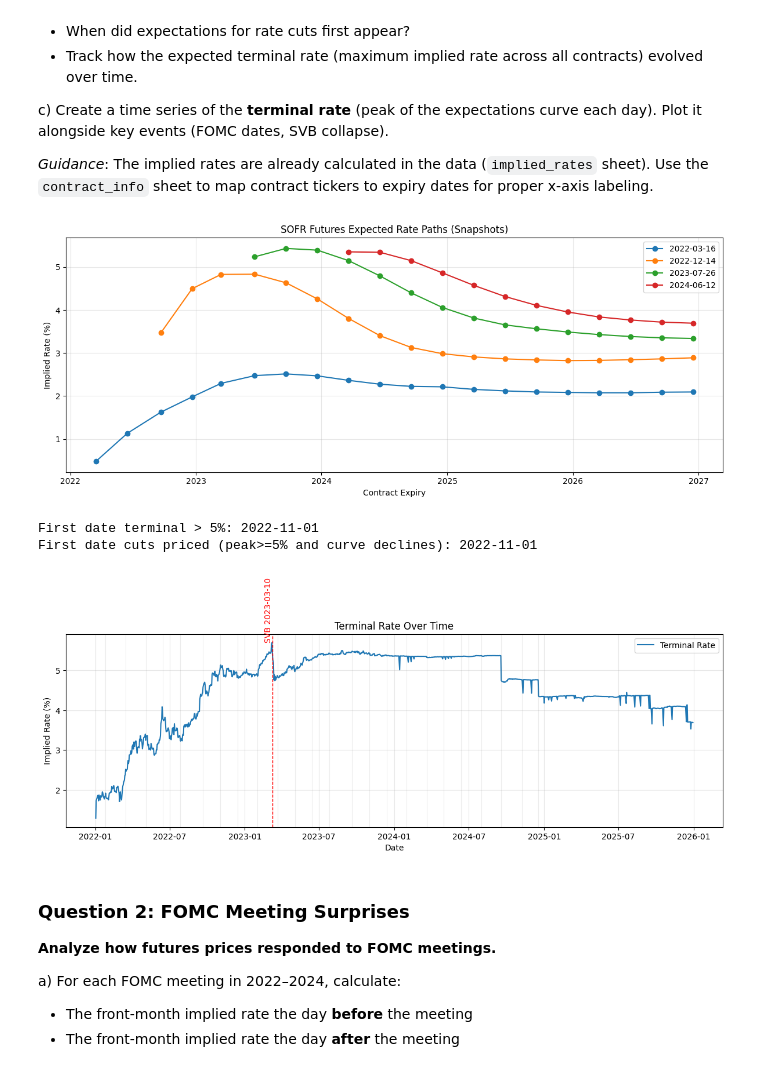
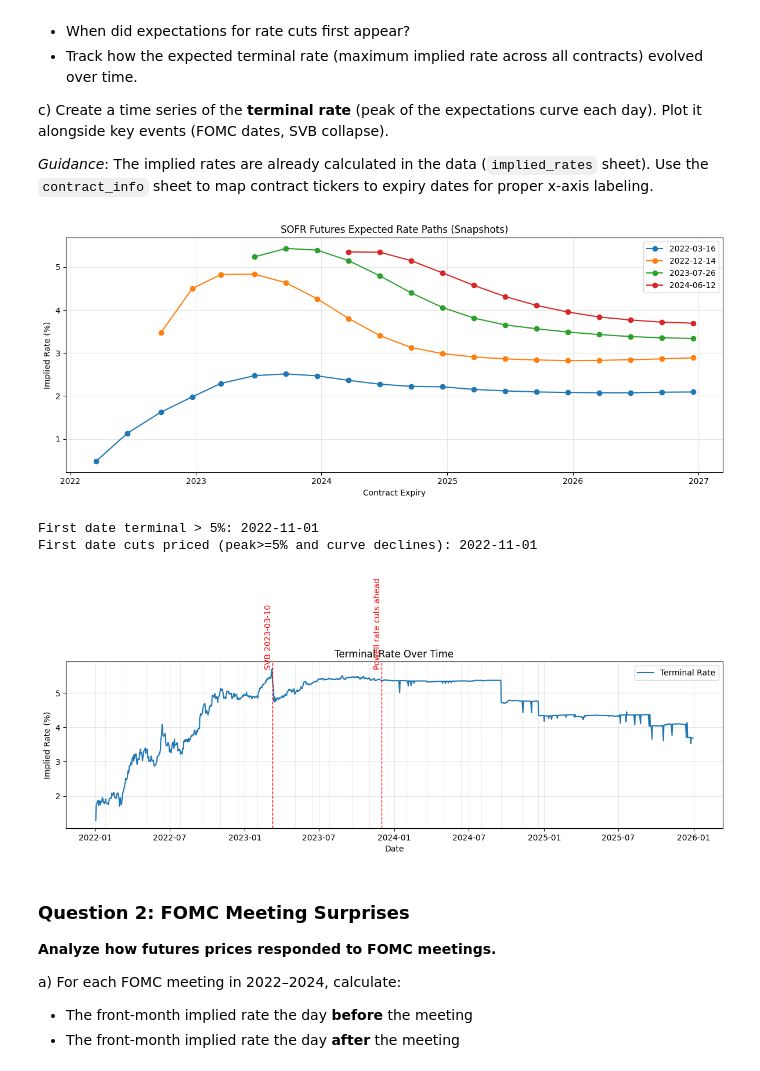
Before and after one commit to ayushbhupal/Fixed-Income-HW-Group-B, a Jupyter notebook: project/flavio_version.ipynb, the cells around one changed output. Saved outputs shown, nothing was run; the diff lists cells and outputs as text; code cells hidden in the pictures.

```diff
--- a/project/flavio_version.ipynb
+++ b/project/flavio_version.ipynb
@@ -324,7 +324,6 @@ c) Create a time series of the **terminal rate** (peak of the expectations curve
 *Guidance*: The implied rates are already calculated in the data (`implied_rates` sheet). Use the `contract_info` sheet to map contract tickers to expiry dates for proper x-axis labeling.
 # %%
 # Q1: Building the Expectations Curve
-# Uses objects created in the Data Preview section: sofr_rates, contract_info, fomc_sample, figsize
 
 import pandas as pd
 import numpy as np
@@ -396,34 +395,40 @@ for dt, row in sofr_rates.iterrows():
 print('First date terminal > 5%:', first_gt5.date() if first_gt5 is not None else None)
 print('First date cuts priced (peak>=5% and curve declines):', cuts_date.date() if cuts_date is not None else None)
 
 # --- Part (c): Terminal rate over time with events ---
 terminal_series = terminal_rate.rename('terminal_rate').to_frame()
 
 fig, ax = plt.subplots(figsize=figsize)
 ax.plot(terminal_series.index, terminal_series['terminal_rate'], label='Terminal Rate')
 
 # Add FOMC vertical lines
 for d in fomc_sample['date']:
     ax.axvline(d, color='gray', alpha=0.15, linewidth=0.8)
 
 # Add SVB marker
 svb_date = pd.Timestamp('2023-03-10')
 ax.axvline(svb_date, color='red', linestyle='--', linewidth=1)
 ax.text(svb_date, terminal_series['terminal_rate'].max(), 'SVB 2023-03-10',
         rotation=90, va='bottom', ha='right', color='red')
 
+# Add Fed signalling
+fed_signal_date = pd.Timestamp('2023-12-01')
+ax.axvline(fed_signal_date, color='red', linestyle='--', linewidth=1)
+ax.text(fed_signal_date, terminal_series['terminal_rate'].max(), 'Powell rate cuts ahead',
+        rotation=90, va='bottom', ha='right', color='red')
+
 ax.set_title('Terminal Rate Over Time')
 ax.set_xlabel('Date')
 ax.set_ylabel('Implied Rate (%)')
 ax.legend()
 ax.grid(True, alpha=0.3)
 plt.tight_layout()
 plt.show()
 # %% [output]
 [figure]
 First date terminal > 5%: 2022-11-01
 First date cuts priced (peak>=5% and curve declines): 2022-11-01
-[figure, old version]
+[figure, new version]
 # %% [markdown]
 ### Question 2: FOMC Meeting Surprises
 
```
Also changed, not shown: parts of 3 cells of this notebook.
